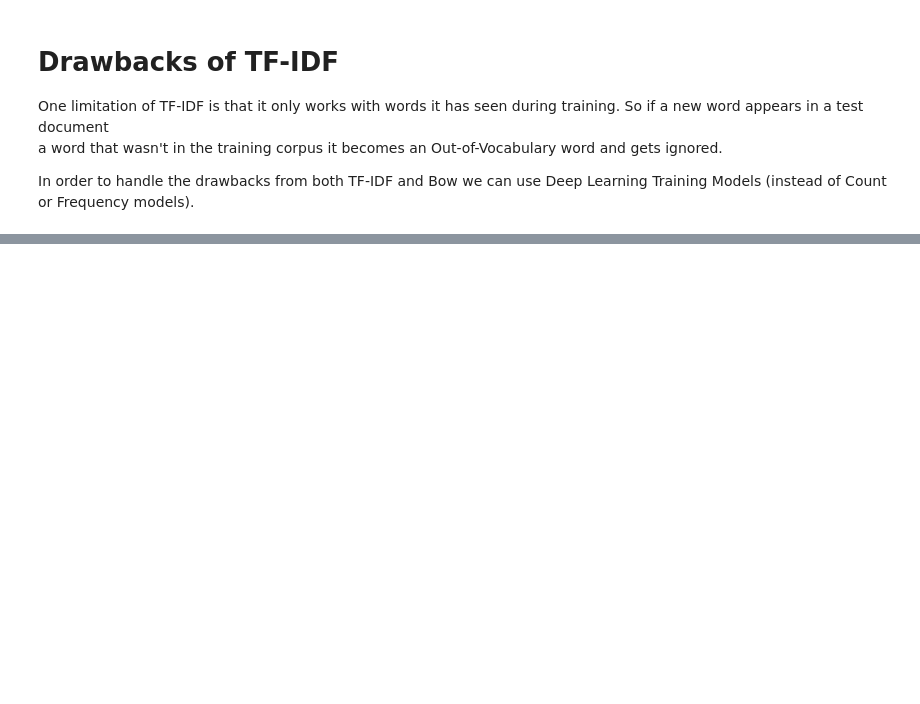
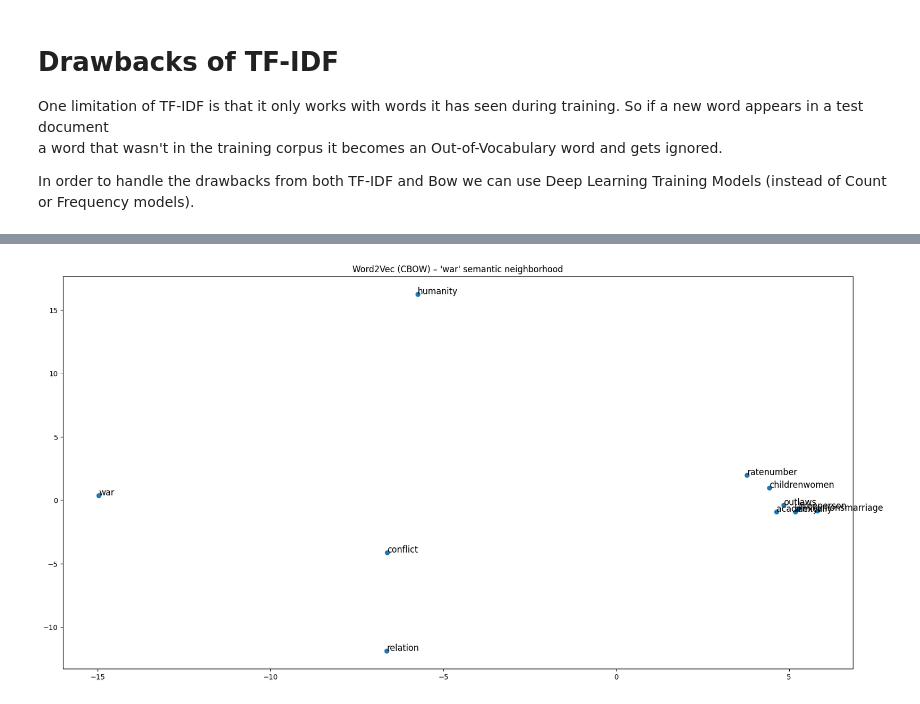
Before and after one commit to CharalamposZisis/Daily-News-for-Stock-Market-Prediction, a Jupyter notebook: main.ipynb, the cells around one changed output, grey strips where cells are left out. Drawn from its saved outputs; the diff is of its cells as text; code cells hidden in the pictures; blank space fills up the shorter version.

```diff
--- a/main.ipynb
+++ b/main.ipynb
@@ -659,0 +808,22 @@ In order to handle the drawbacks from both TF-IDF and Bow we can use Deep Learni
+# %%
+from sklearn.decomposition import PCA
+import matplotlib.pyplot as plt
+import numpy as np
+similar_words = model.wv.most_similar("war", topn=10)
+words = ["war"] + [w for w, _ in similar_words]
+
+X = np.array([model.wv[word] for word in words])
+
+pca = PCA(n_components=2)
+result = pca.fit_transform(X)
+
+plt.figure(figsize=(20, 10))
+plt.scatter(result[:, 0], result[:, 1])
+
+for i, word in enumerate(words):
+    plt.annotate(word, (result[i, 0], result[i, 1]), fontsize=12)
+
+plt.title("Word2Vec (CBOW) – 'war' semantic neighborhood")
+plt.show()
+# %% [output]
+[figure, added]
```
Also changed, not shown: parts of 23 cells of this notebook, 1 other file.
